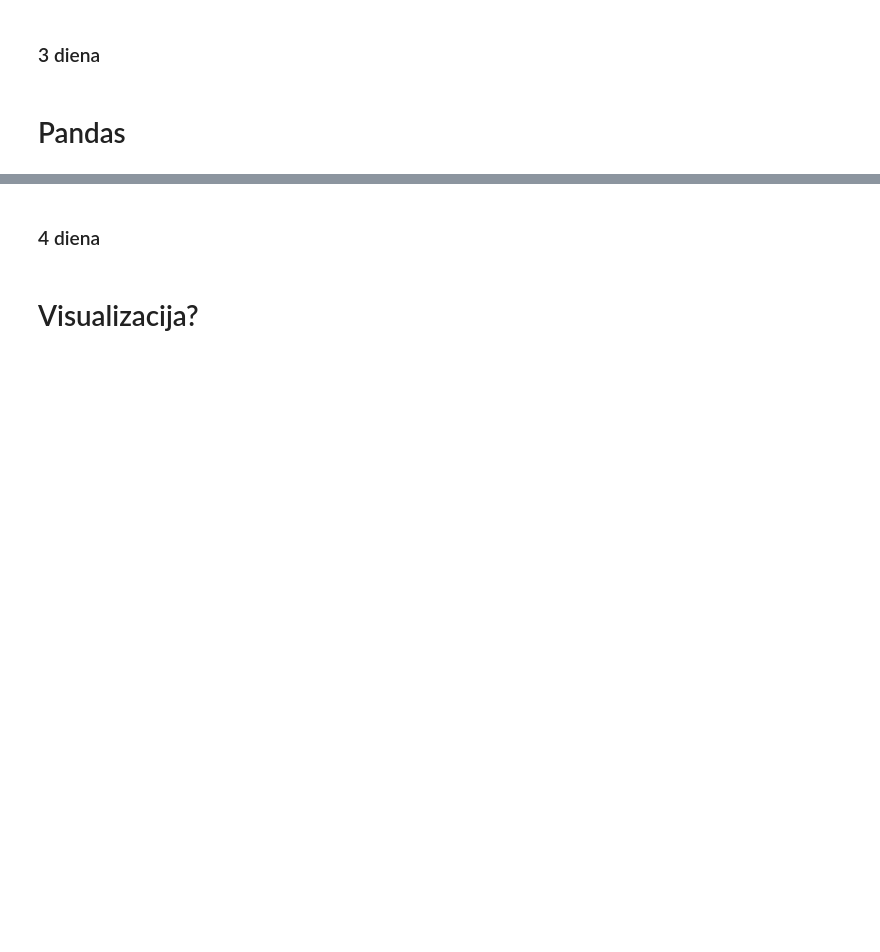
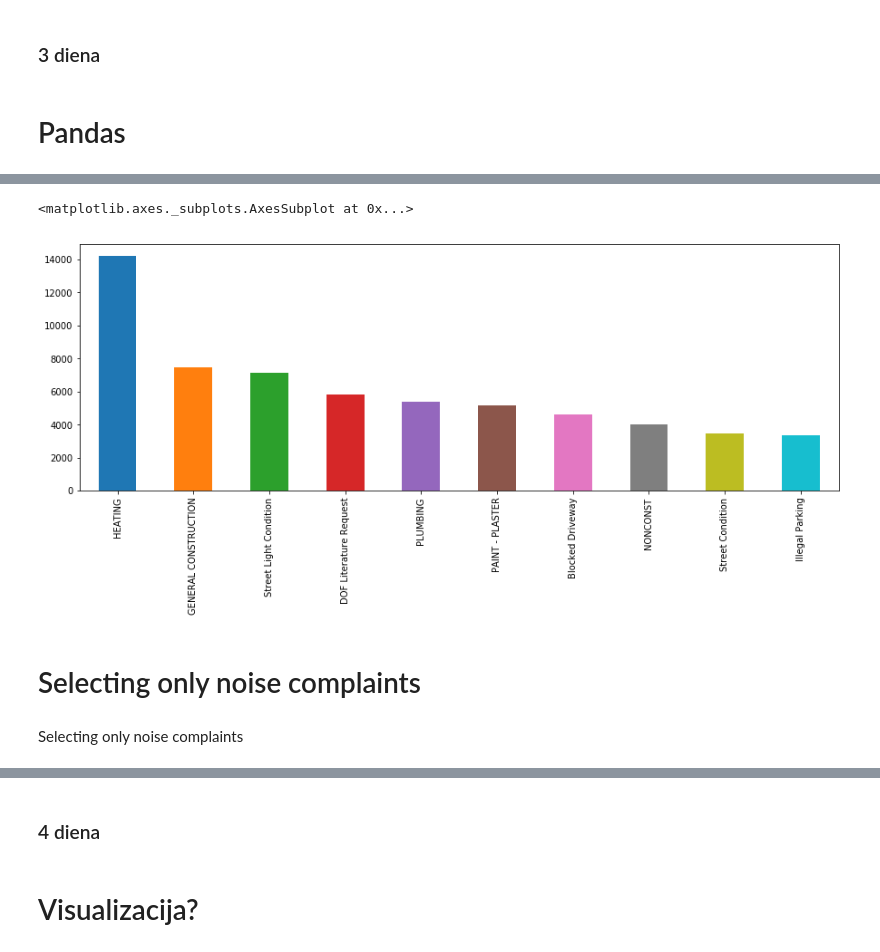
Before and after one commit to AndrejusAnto/CA-BigData-, a Jupyter notebook: Big data.ipynb, the cells around one changed output, grey strips where cells are left out. Drawn from its saved outputs; the diff is of its cells as text; code cells hidden in the pictures; blank space fills up the shorter version.

```diff
--- a/Big data.ipynb
+++ b/Big data.ipynb
@@ -918,3 +1075,11 @@ array([[ 1900., 30000.,  4000., 48300.],
 ### 3 diena
 # %% [markdown]
 # Pandas
+# %%
+# Render our plots inline
+%matplotlib inline
+
+import pandas as pd
+import matplotlib.pyplot as plt
+
+plt.rcParams['figure.figsize'] = (15, 5)
@@ -920,0 +1090,2 @@ array([[ 1900., 30000.,  4000., 48300.],
+# %%
+df = pd.read_csv('311-service-requests.csv')
@@ -920,0 +1212,3 @@ array([[ 1900., 30000.,  4000., 48300.],
+# %%
+complaint_counts = df['Complaint Type'].value_counts()
+complaint_counts[:10]
@@ -920,0 +1227,9 @@ array([[ 1900., 30000.,  4000., 48300.],
+# %%
+complaint_counts[:10].plot(kind='bar')
+# %% [output]
+<matplotlib.axes._subplots.AxesSubplot at 0x...>
+[figure, added]
+# %% [markdown]
+# Selecting only noise complaints
+# %% [markdown]
+Selecting only noise complaints
```
Also changed, not shown: parts of 85 cells of this notebook, 3 other files.
